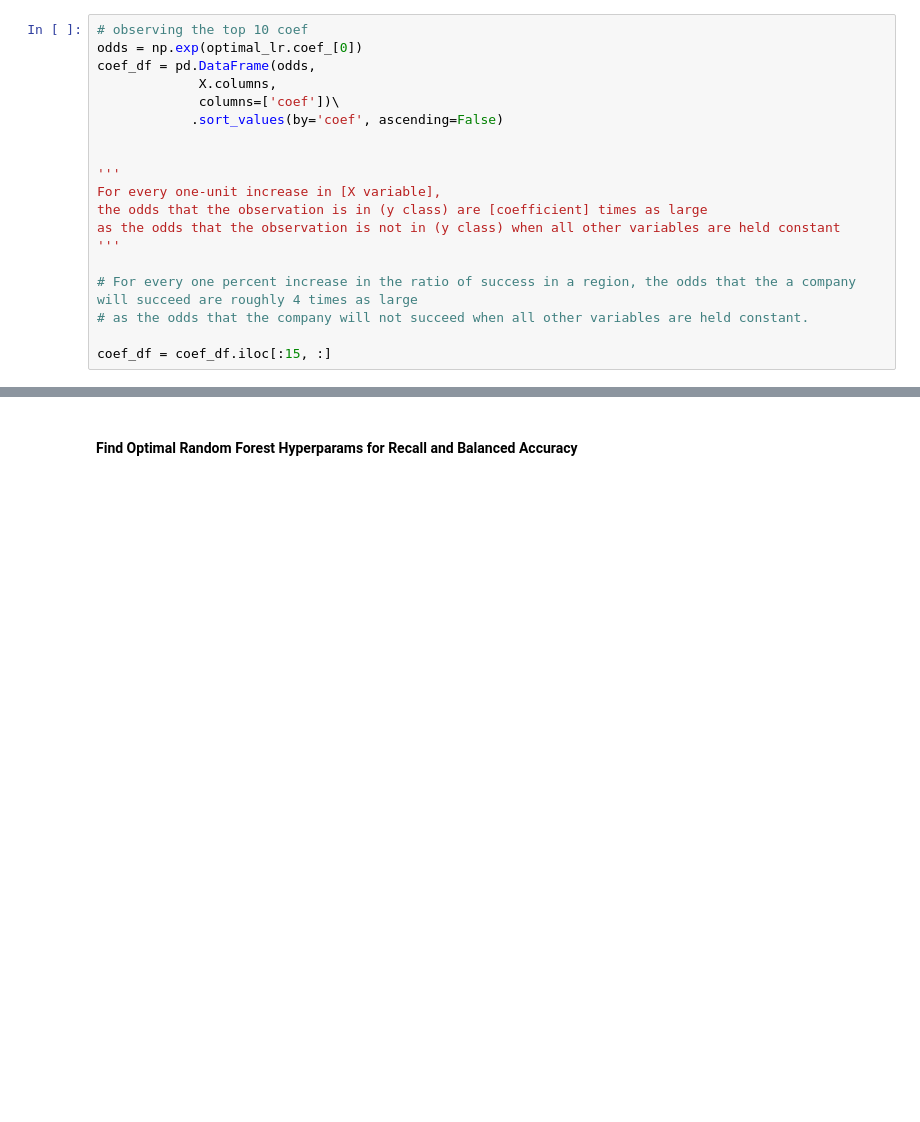
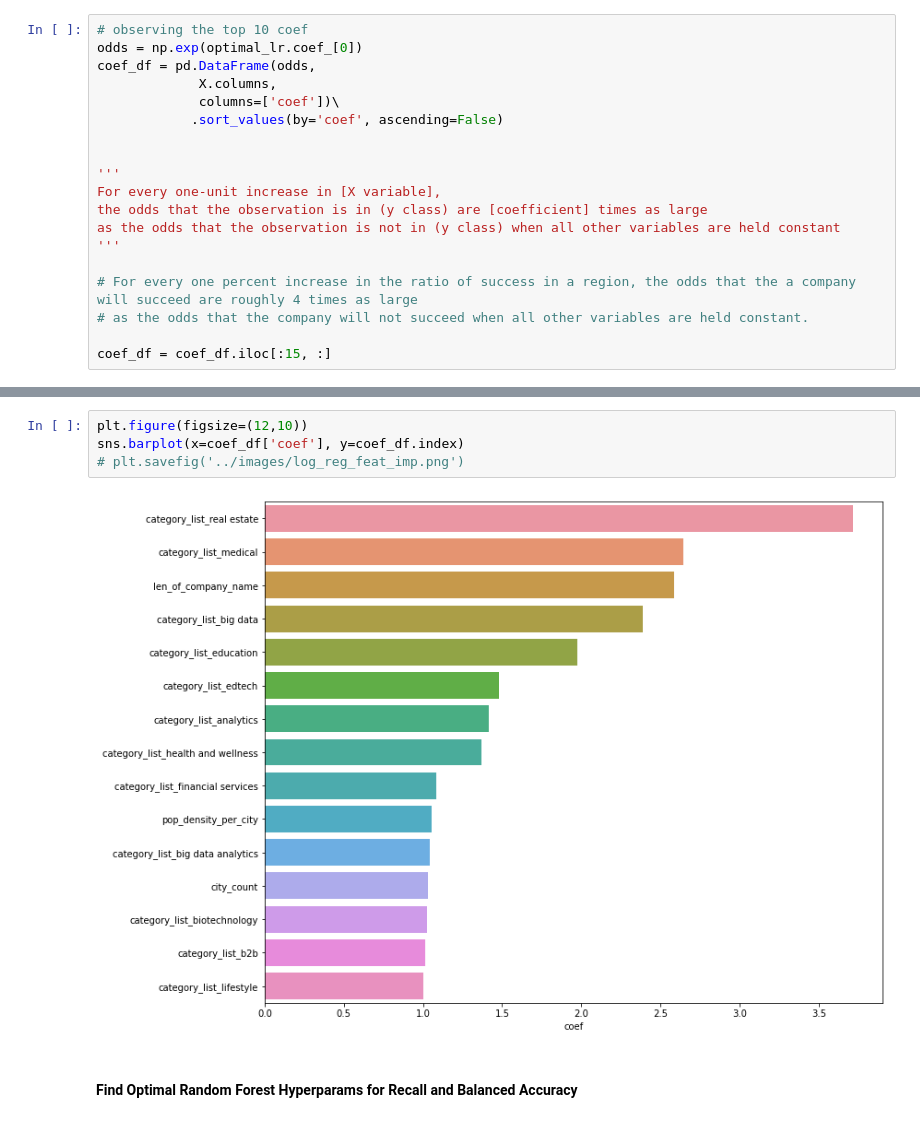
Before and after one commit to wmcfarlan/startup_success, a Jupyter notebook: src/ML.ipynb, the cells around one changed output, grey strips where cells are left out. Cells and saved outputs as stored; diff of their text form; blank space fills up the shorter version.

```diff
--- a/src/ML.ipynb
+++ b/src/ML.ipynb
@@ -261,3 +329,9 @@ fig.show();
+# %%
+plt.figure(figsize=(12,10))
+sns.barplot(x=coef_df['coef'], y=coef_df.index)
+# plt.savefig('../images/log_reg_feat_imp.png')
+# %% [output]
+[figure, added]
 # %% [markdown]
 #### Find Optimal Random Forest Hyperparams for Recall and Balanced Accuracy
 # %%
```
Also changed, not shown: parts of 24 cells of this notebook, 7 other files.
